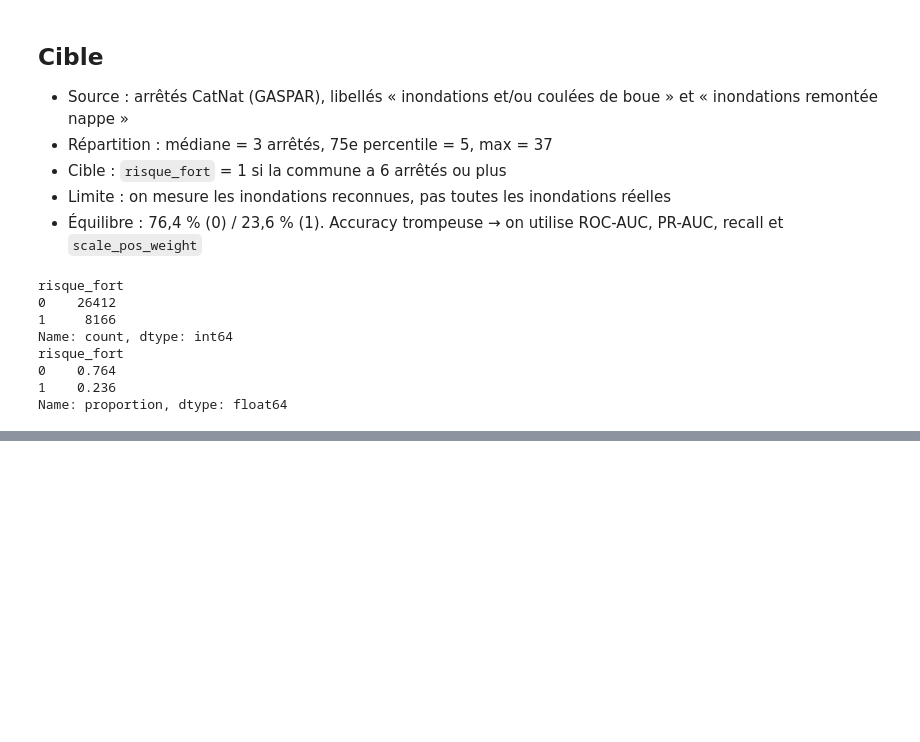
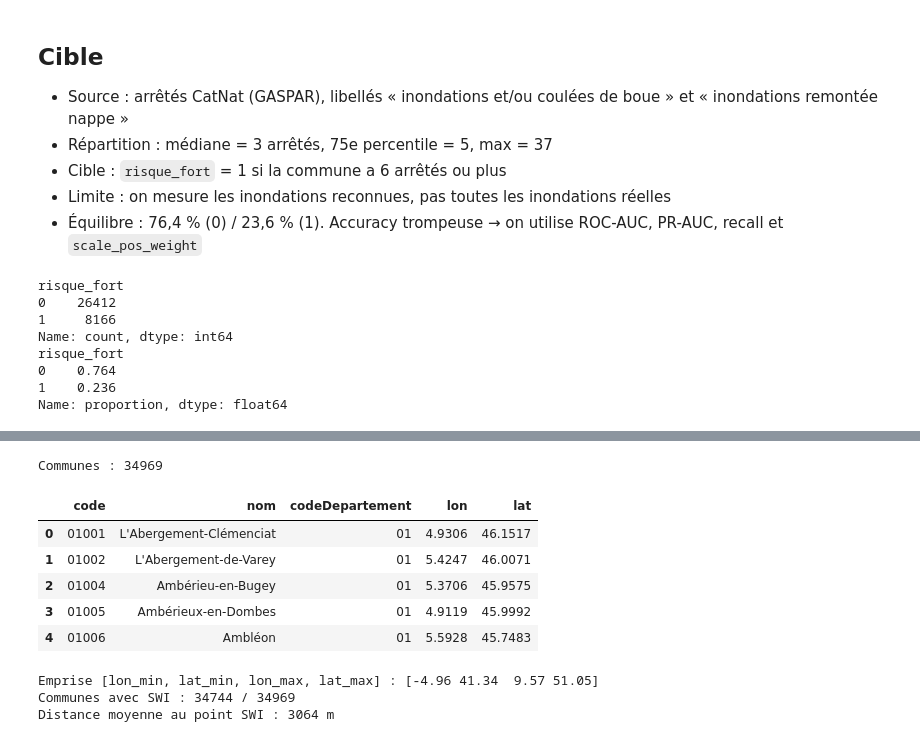
Before and after one commit to Asma-Iam/hydraxai-france, a Jupyter notebook: notebooks/01_exploration_catnat.ipynb, the cells around one changed output, grey strips where cells are left out. Saved outputs shown, nothing was run; the diff lists cells and outputs as text; code cells hidden in the pictures; blank space fills up the shorter version.

```diff
--- a/notebooks/01_exploration_catnat.ipynb
+++ b/notebooks/01_exploration_catnat.ipynb
@@ -116,0 +236,58 @@ Name: proportion, dtype: float64
+# %%
+import requests
+import pandas as pd
+
+# Téléchargement de code, nom, département et centre de chaque commune
+r = requests.get(
+    "https://geo.api.gouv.fr/communes",
+    params={"fields": "code,nom,codeDepartement,centre", "format": "json"},
+)
+communes = pd.DataFrame(r.json())
+
+# Le centre est au format {"type": "Point", "coordinates": [lon, lat]}
+communes = communes.dropna(subset=["centre"])
+communes["lon"] = communes["centre"].apply(lambda c: c["coordinates"][0])
+communes["lat"] = communes["centre"].apply(lambda c: c["coordinates"][1])
+communes = communes.drop(columns="centre")
+
+print("Communes :", len(communes))
+communes.head()
+# %% [output]
+Communes : 34969
+|  | code | nom | codeDepartement | lon | lat |
+| 0 | 01001 | L'Abergement-Clémenciat | 01 | 4.9306 | 46.1517 |
+| 1 | 01002 | L'Abergement-de-Varey | 01 | 5.4247 | 46.0071 |
+| 2 | 01004 | Ambérieu-en-Bugey | 01 | 5.3706 | 45.9575 |
+| 3 | 01005 | Ambérieux-en-Dombes | 01 | 4.9119 | 45.9992 |
+| 4 | 01006 | Ambléon | 01 | 5.5928 | 45.7483 |
+# %%
+import geopandas as gpd
+
+# 1. La grille SWI devient une couche de points (Lambert-93, en mètres)
+pts = gpd.GeoDataFrame(
+    swi_points,
+    geometry=gpd.points_from_xy(swi_points["lambx"], swi_points["lamby"]),
+    crs="EPSG:2154",
+)
+# Vérification : une fois convertie en GPS, la grille doit couvrir la France
+print("Emprise [lon_min, lat_min, lon_max, lat_max] :", pts.to_crs(4326).total_bounds.round(2))
+
+# 2. Les centres de communes deviennent aussi une couche de points (GPS → Lambert-93)
+com = gpd.GeoDataFrame(
+    communes,
+    geometry=gpd.points_from_xy(communes["lon"], communes["lat"]),
+    crs="EPSG:4326",
+).to_crs(2154)
+
+# 3. Chaque commune reçoit le point SWI le plus proche (10 km maximum)
+cols_swi = ["swi_moyen", "swi_max", "swi_p90", "part_mois_sature", "geometry"]
+com_swi = gpd.sjoin_nearest(com, pts[cols_swi], how="left",
+                            max_distance=10_000, distance_col="dist_m")
+com_swi = com_swi.drop_duplicates(subset="code")  # en cas d'égalité de distance
+
+print("Communes avec SWI :", com_swi["swi_moyen"].notna().sum(), "/", len(com_swi))
+print("Distance moyenne au point SWI :", round(com_swi["dist_m"].mean()), "m")
+# %% [output]
+Emprise [lon_min, lat_min, lon_max, lat_max] : [-4.96 41.34  9.57 51.05]
+Communes avec SWI : 34744 / 34969
+Distance moyenne au point SWI : 3064 m
```
Also changed, not shown: parts of 10 cells of this notebook, 1 other file.
